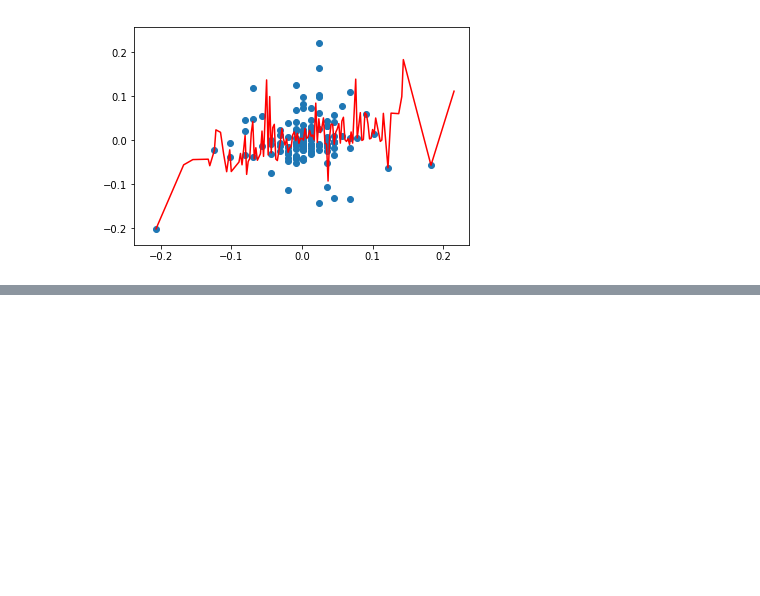
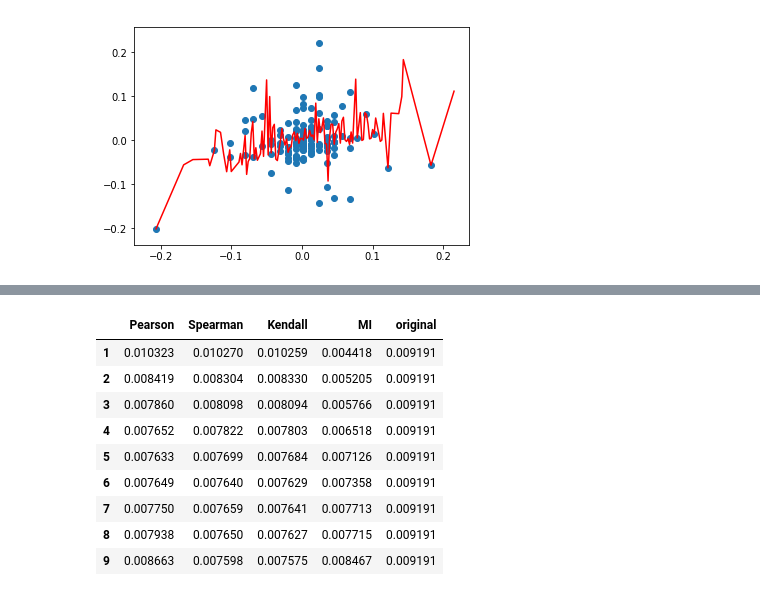
Before and after one commit to linsallyzhao/notebooks, a Jupyter notebook: FDS_assignment2/assignment2_part3.ipynb, the cells around one changed output, grey strips where cells are left out. Cells and saved outputs as stored; diff of their text form; code cells hidden in the pictures; blank space fills up the shorter version.

```diff
--- a/FDS_assignment2/assignment2_part3.ipynb
+++ b/FDS_assignment2/assignment2_part3.ipynb
@@ -394,7 +491,7 @@ def moving_window_outOfSample(train, test, name):
         hedgeResult = pd.DataFrame(index=range(1, 10), columns=['Pearson', 'Spearman', 'Kendall', 'MI', 'original'], dtype=float)
         hedgeResult['original'][:] = np.var(testSet['Ripple'])
         for j in range(1, 10):
-            hedgeResult['PearoutOfSampleson'][j] = long_short(corrcoeff, 'Pearson', 'Ripple', j, testSet, plot=False)
+            hedgeResult['Pearson'][j] = long_short(corrcoeff, 'Pearson', 'Ripple', j, testSet, plot=False)
             hedgeResult['Spearman'][j] = long_short(spearmanRank, 'Spearman', 'Ripple', j, testSet, plot=False)
             hedgeResult['Kendall'][j] = long_short(KenTau, 'Kendall', 'Ripple', j, testSet, plot=False)
             hedgeResult['MI'][j] = long_short(miMa, 'MI', 'Ripple', j, testSet, plot=False)
@@ -403,7 +500,18 @@ def moving_window_outOfSample(train, test, name):
     return finalRe
 # %%
 outOfSample = moving_window_outOfSample(365, 91, 'Ripple')
-testRe = outOfSample.groupby([outOfSample.index]).mean()
+testRe365_91 = outOfSample.groupby([outOfSample.index]).mean()
 testRe365_91
+# %% [output]
+|  | Pearson | Spearman | Kendall | MI | original |
+| 1 | 0.010323 | 0.010270 | 0.010259 | 0.004418 | 0.009191 |
+| 2 | 0.008419 | 0.008304 | 0.008330 | 0.005205 | 0.009191 |
+| 3 | 0.007860 | 0.008098 | 0.008094 | 0.005766 | 0.009191 |
+| 4 | 0.007652 | 0.007822 | 0.007803 | 0.006518 | 0.009191 |
+| 5 | 0.007633 | 0.007699 | 0.007684 | 0.007126 | 0.009191 |
+| 6 | 0.007649 | 0.007640 | 0.007629 | 0.007358 | 0.009191 |
+| 7 | 0.007750 | 0.007659 | 0.007641 | 0.007713 | 0.009191 |
+| 8 | 0.007938 | 0.007650 | 0.007627 | 0.007715 | 0.009191 |
+| 9 | 0.008663 | 0.007598 | 0.007575 | 0.008467 | 0.009191 |
 # %%
 outOfSample = moving_window_outOfSample(182, 91, 'Ripple')
```
Also changed, not shown: parts of 16 cells of this notebook.
